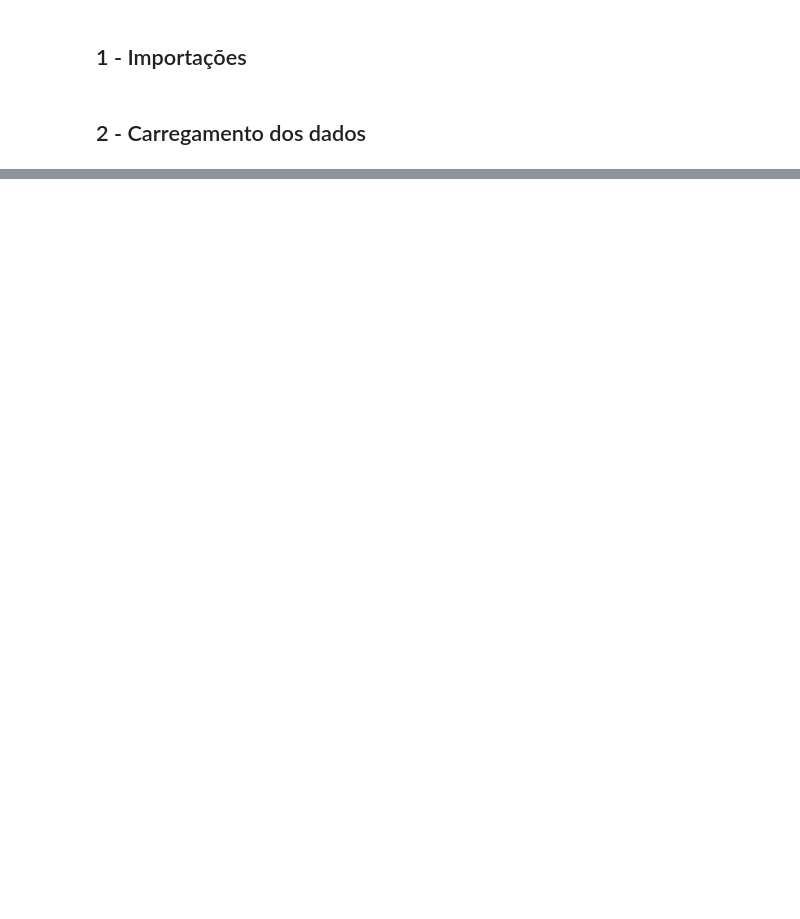
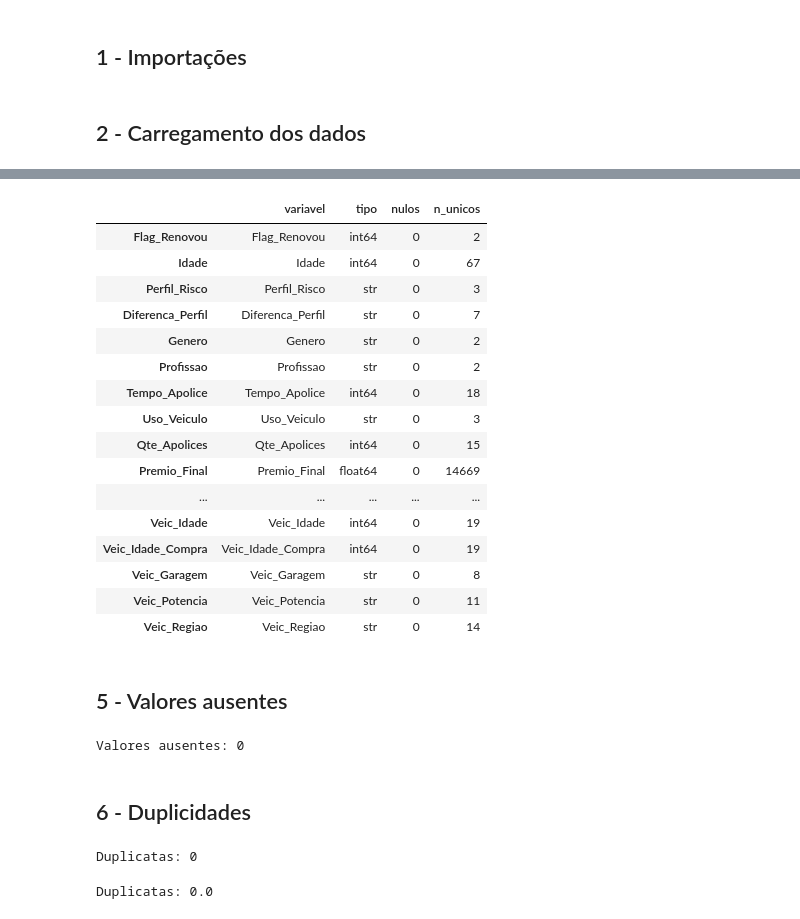
Before and after one commit to grazimartins/insurance-renewal-analytics, a Jupyter notebook: notebooks/01_entendimento_dos_dados.ipynb, the cells around one changed output, grey strips where cells are left out. Cells and saved outputs as stored; diff of their text form; code cells hidden in the pictures; blank space fills up the shorter version.

Commit message:
feat: add initial data understanding analysis

```diff
--- a/notebooks/01_entendimento_dos_dados.ipynb
+++ b/notebooks/01_entendimento_dos_dados.ipynb
@@ -19,0 +55,50 @@ ImportError: `Import openpyxl` failed.  Use pip or conda to install the openpyxl
+# %%
+pd.DataFrame({
+    "variavel": df.columns,
+    "tipo": df.dtypes.astype(str),
+    "nulos": df.isna().sum().values,
+    "n_unicos": df.nunique().values
+})
+# %% [output]
+|  | variavel | tipo | nulos | n_unicos |
+| Flag_Renovou | Flag_Renovou | int64 | 0 | 2 |
+| Idade | Idade | int64 | 0 | 67 |
+| Perfil_Risco | Perfil_Risco | str | 0 | 3 |
+| Diferenca_Perfil | Diferenca_Perfil | str | 0 | 7 |
+| Genero | Genero | str | 0 | 2 |
+| Profissao | Profissao | str | 0 | 2 |
+| Tempo_Apolice | Tempo_Apolice | int64 | 0 | 18 |
+| Uso_Veiculo | Uso_Veiculo | str | 0 | 3 |
+| Qte_Apolices | Qte_Apolices | int64 | 0 | 15 |
+| Premio_Final | Premio_Final | float64 | 0 | 14669 |
+| ... | ... | ... | ... | ... |
+| Veic_Idade | Veic_Idade | int64 | 0 | 19 |
+| Veic_Idade_Compra | Veic_Idade_Compra | int64 | 0 | 19 |
+| Veic_Garagem | Veic_Garagem | str | 0 | 8 |
+| Veic_Potencia | Veic_Potencia | str | 0 | 11 |
+| Veic_Regiao | Veic_Regiao | str | 0 | 14 |
+# %% [markdown]
+## 5 - Valores ausentes
+# %%
+nulos = (
+    df.isna()
+      .sum()
+      .sort_values(ascending=False)
+)
+
+nulos[nulos > 0]
+print("Valores ausentes:", len(nulos[nulos > 0]))
+# %% [output]
+Valores ausentes: 0
+# %% [markdown]
+## 6 - Duplicidades
+# %%
+duplicados = df.duplicated().sum()
+print("Duplicatas:", duplicados)
+# %% [output]
+Duplicatas: 0
+# %%
+duplicados = df.duplicated().mean()
+print("Duplicatas:", df.duplicated().mean())
+# %% [output]
+Duplicatas: 0.0
```
Also changed, not shown: parts of 25 cells of this notebook.
